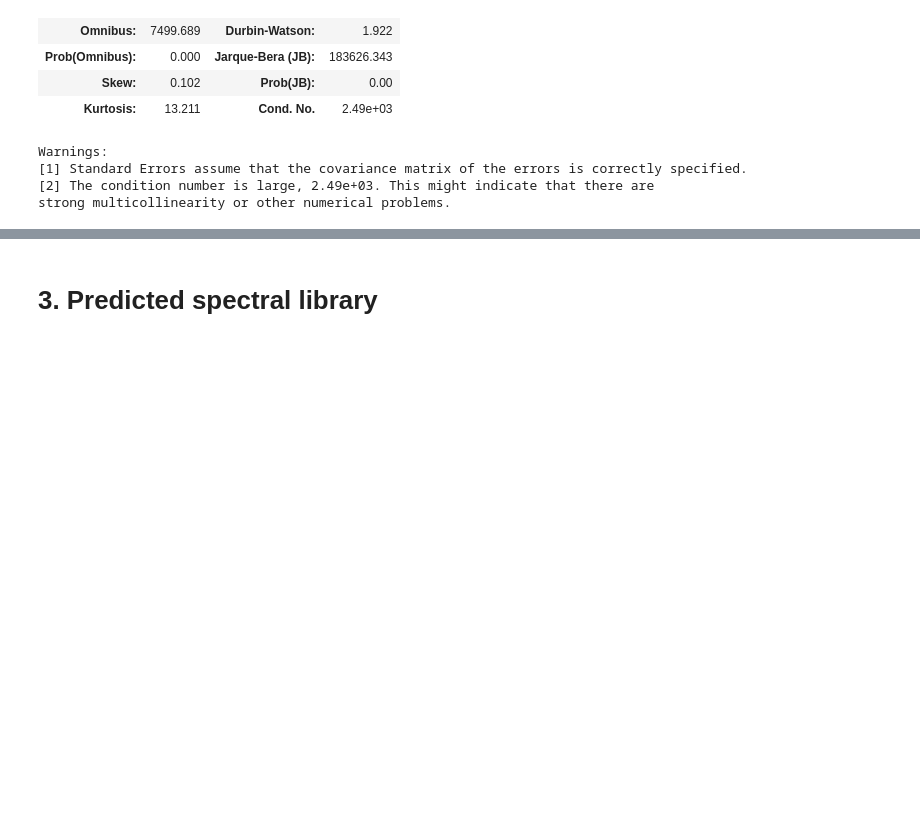
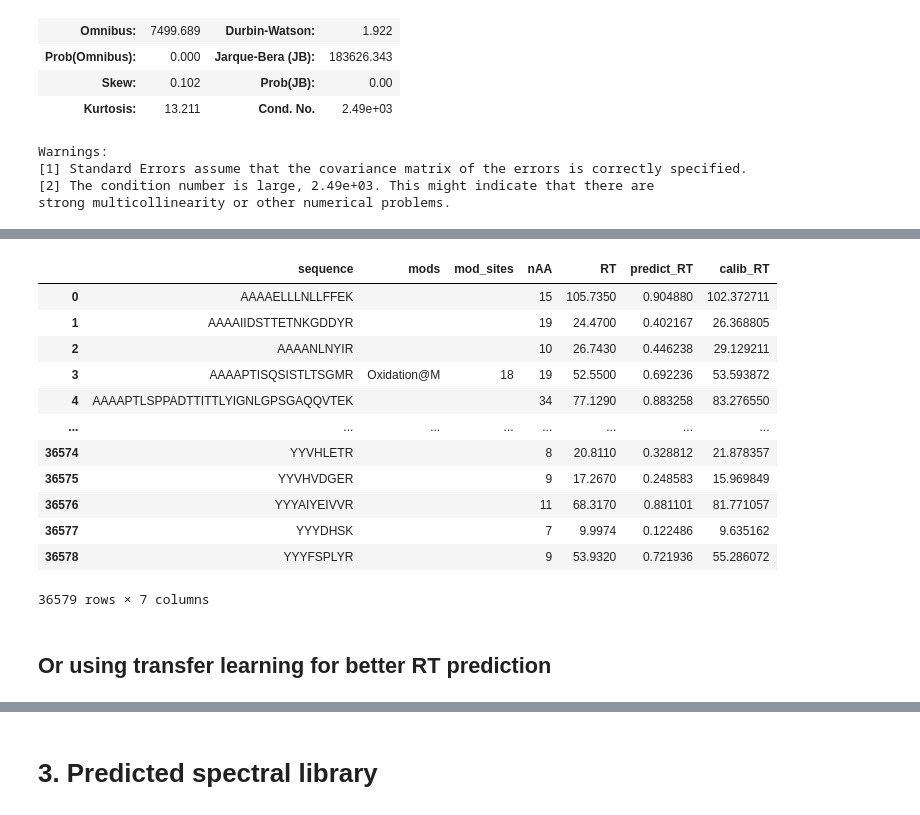
Before and after one commit to MannLabs/alphapeptdeep, a Jupyter notebook: nbs/tutorial.ipynb, the cells around one changed output, grey strips where cells are left out. Saved outputs shown, nothing was run; the diff lists cells and outputs as text; code cells hidden in the pictures; blank space fills up the shorter version.

```diff
--- a/nbs/tutorial.ipynb
+++ b/nbs/tutorial.ipynb
@@ -118,0 +186,18 @@ Warnings:
+# %%
+predict_df
+# %% [output]
+|  | sequence | mods | mod_sites | nAA | RT | predict_RT | calib_RT |
+| 0 | AAAAELLLNLLFFEK |  |  | 15 | 105.7350 | 0.904880 | 102.372711 |
+| 1 | AAAAIIDSTTETNKGDDYR |  |  | 19 | 24.4700 | 0.402167 | 26.368805 |
+| 2 | AAAANLNYIR |  |  | 10 | 26.7430 | 0.446238 | 29.129211 |
+| 3 | AAAAPTISQSISTLTSGMR | Oxidation@M | 18 | 19 | 52.5500 | 0.692236 | 53.593872 |
+| 4 | AAAAPTLSPPADTTITTLYIGNLGPSGAQQVTEK |  |  | 34 | 77.1290 | 0.883258 | 83.276550 |
+| ... | ... | ... | ... | ... | ... | ... | ... |
+| 36574 | YYVHLETR |  |  | 8 | 20.8110 | 0.328812 | 21.878357 |
+| 36575 | YYVHVDGER |  |  | 9 | 17.2670 | 0.248583 | 15.969849 |
+| 36576 | YYYAIYEIVVR |  |  | 11 | 68.3170 | 0.881101 | 81.771057 |
+| 36577 | YYYDHSK |  |  | 7 | 9.9974 | 0.122486 | 9.635162 |
+| 36578 | YYYFSPLYR |  |  | 9 | 53.9320 | 0.721936 | 55.286072 |
+36579 rows × 7 columns
+# %% [markdown]
+## Or using transfer learning for better RT prediction
```
Also changed, not shown: parts of 9 cells of this notebook, 10 other files.
